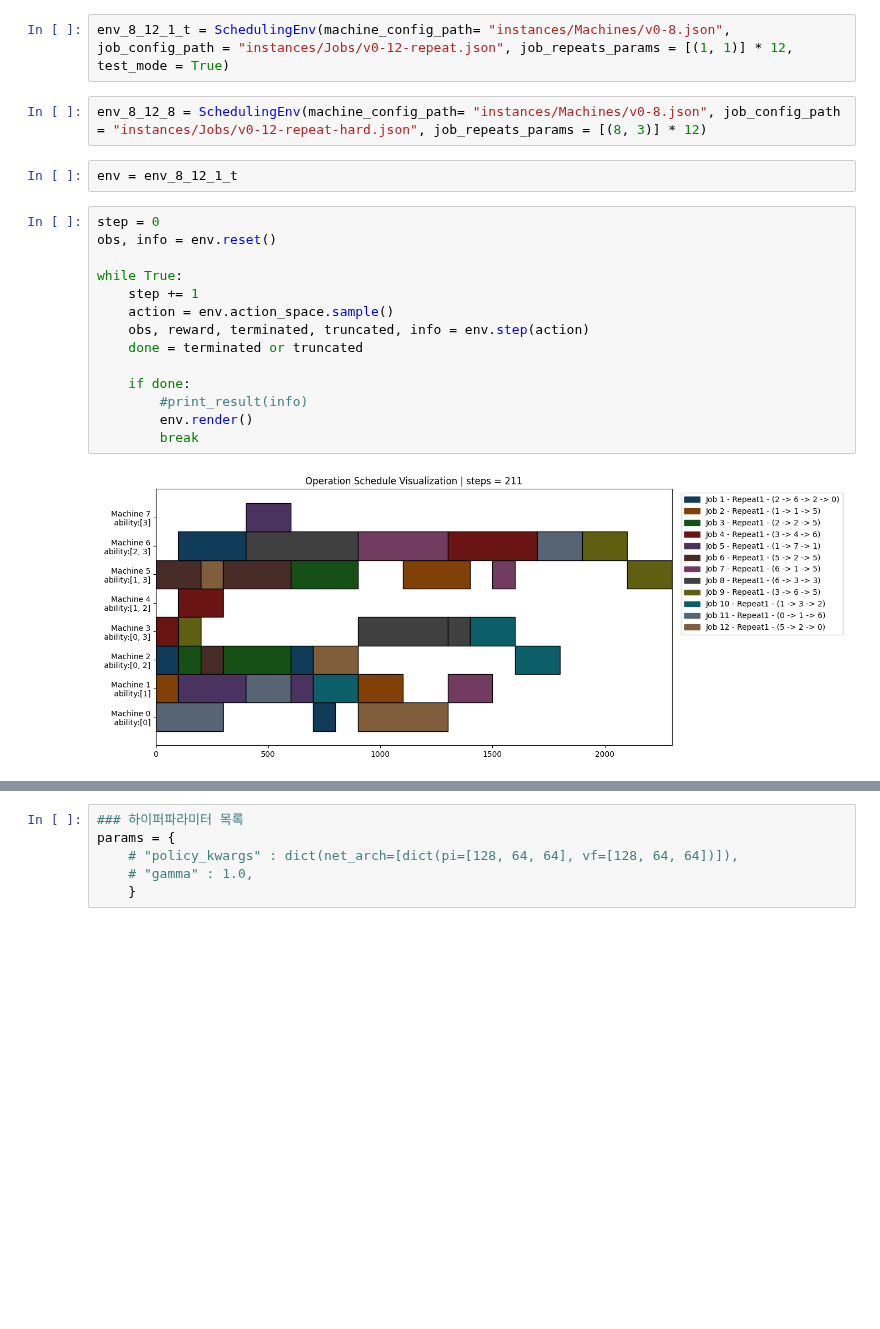
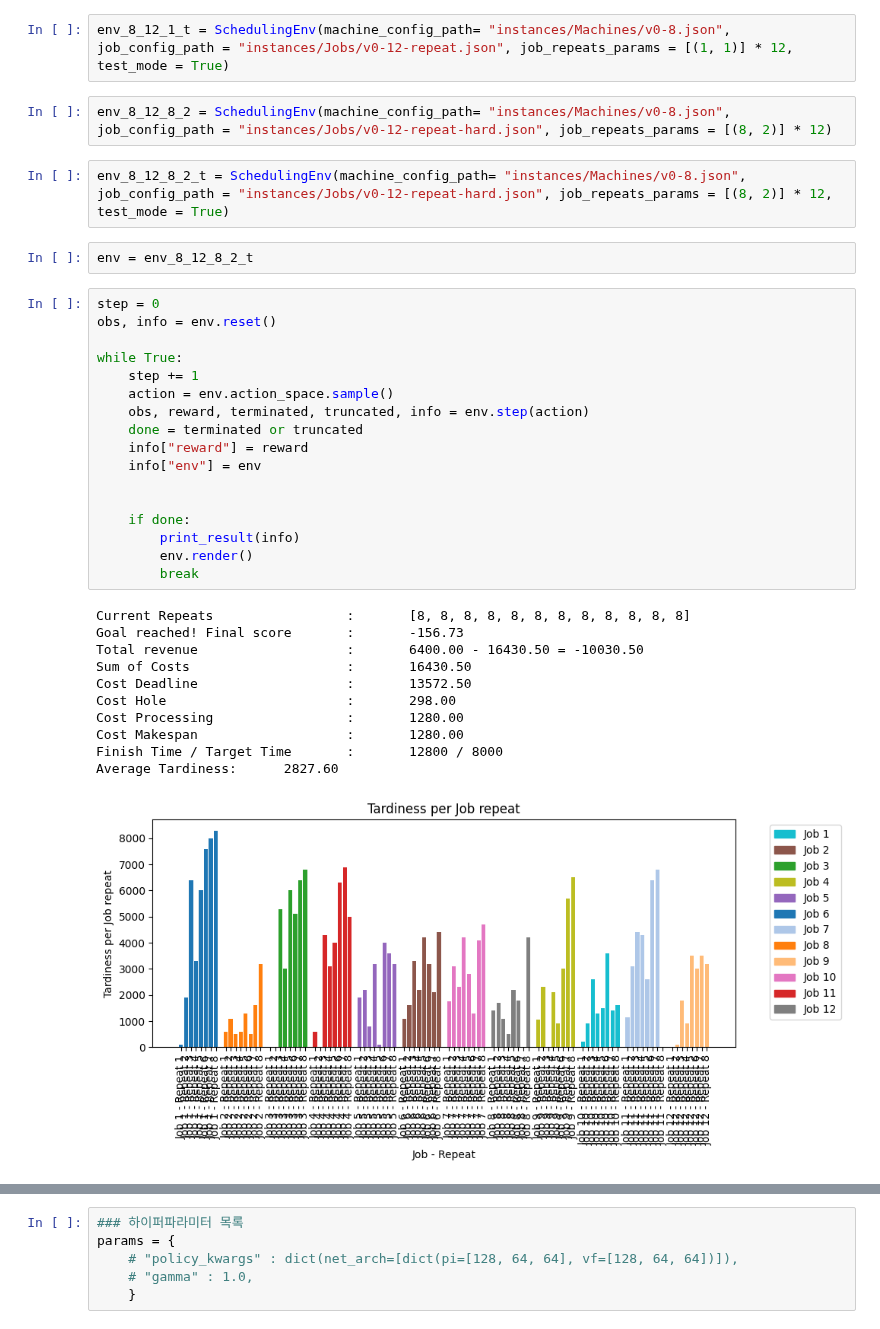
Before and after one commit to Huch0/RL-Scheduler, a Jupyter notebook: Test_CustomRepeatableEnv.ipynb, the cells around one changed output, grey strips where cells are left out. Cells and saved outputs as stored; diff of their text form; blank space fills up the shorter version.

Commit message:
feat : cost 기반 reward 시스템 구축, 8x12 - 8번 반복에서의 성능 확인 필요

```diff
--- a/Test_CustomRepeatableEnv.ipynb
+++ b/Test_CustomRepeatableEnv.ipynb
@@ -116,22 +134,37 @@ env_8_12_3 = SchedulingEnv(machine_config_path= "instances/Machines/v0-8.json",
 # %%
 env_8_12_1_t = SchedulingEnv(machine_config_path= "instances/Machines/v0-8.json", job_config_path = "instances/Jobs/v0-12-repeat.json", job_repeats_params = [(1, 1)] * 12, test_mode = True)
 # %%
-env_8_12_8 = SchedulingEnv(machine_config_path= "instances/Machines/v0-8.json", job_config_path = "instances/Jobs/v0-12-repeat-hard.json", job_repeats_params = [(8, 3)] * 12)
+env_8_12_8_2 = SchedulingEnv(machine_config_path= "instances/Machines/v0-8.json", job_config_path = "instances/Jobs/v0-12-repeat-hard.json", job_repeats_params = [(8, 2)] * 12)
+# %%
+env_8_12_8_2_t = SchedulingEnv(machine_config_path= "instances/Machines/v0-8.json", job_config_path = "instances/Jobs/v0-12-repeat-hard.json", job_repeats_params = [(8, 2)] * 12, test_mode = True)
 # %%
-env = env_8_12_1_t
+env = env_8_12_8_2_t
 # %%
 step = 0
 obs, info = env.reset()
 
 while True:
     step += 1
     action = env.action_space.sample()
     obs, reward, terminated, truncated, info = env.step(action)
     done = terminated or truncated
+    info["reward"] = reward
+    info["env"] = env
+
 
     if done:
-        #print_result(info)
+        print_result(info)
         env.render()
         break
 # %% [output]
+Current Repeats                 :       [8, 8, 8, 8, 8, 8, 8, 8, 8, 8, 8, 8]
+Goal reached! Final score       :       -156.73
+Total revenue                   :       6400.00 - 16430.50 = -10030.50
+Sum of Costs                    :       16430.50
+Cost Deadline                   :       13572.50
+Cost Hole                       :       298.00
+Cost Processing                 :       1280.00
+Cost Makespan                   :       1280.00
+Finish Time / Target Time       :       12800 / 8000
+Average Tardiness:      2827.60
-[figure, old version]
+[figure, new version]
```
Also changed, not shown: parts of 11 cells of this notebook, 2 other files.
